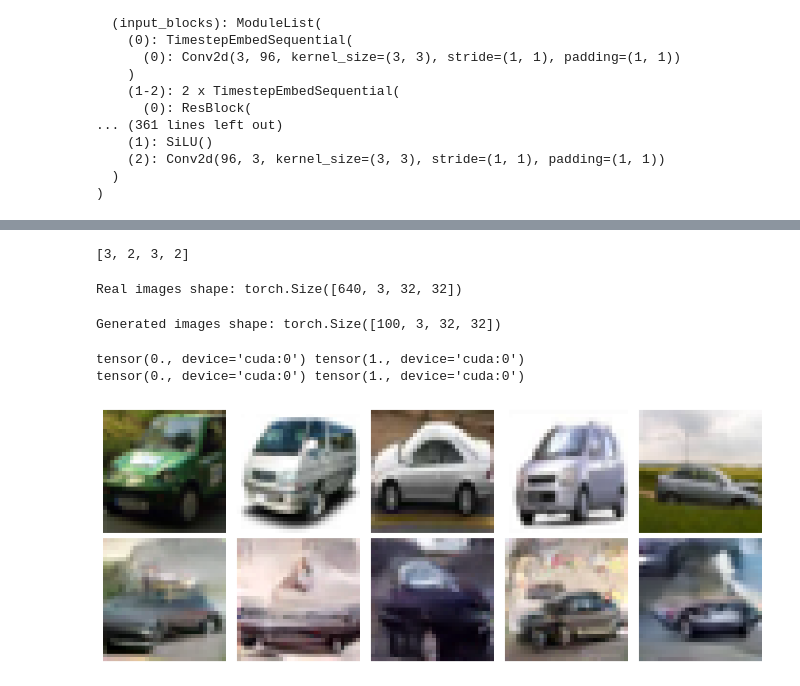
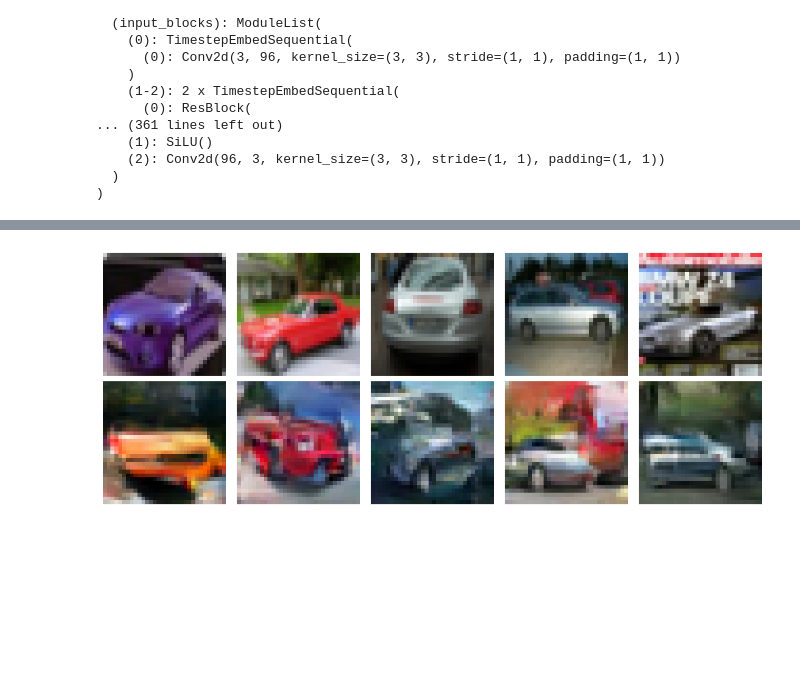
Before and after one commit to VincentB03/Flow_matching_deeplearning_project, a Jupyter notebook: CIFAR10 generator cars.ipynb, the cells around one changed output, grey strips where cells are left out. Cells and saved outputs as stored; diff of their text form; code cells hidden in the pictures; blank space fills up the shorter version.

```diff
--- a/CIFAR10 generator cars.ipynb
+++ b/CIFAR10 generator cars.ipynb
@@ -239,3 +217,3 @@ array([[[0.8852303 , 0.91330445, 0.9251436 ],
 # %%
-_, imgfinal = generate_and_plot(model4, steps=100, device=device)
+_, imgfinal = generate_and_plot(model, steps=100, device=device)
 # %% [output]
@@ -248,7 +220,0 @@ plt.imshow(imgfinal)
-# %%
-real_images = []
-
-for images, _ in train_loader:
-    real_images.append(images)
-
-real_images = torch.cat(real_images, dim=0)
@@ -287,10 +225,6 @@ imgnormal type  <class 'torch.Tensor'>
 # %%
-import torch
-import numpy as np
-from torchmetrics.image.fid import FrechetInceptionDistance
-import matplotlib.pyplot as plt
+"""FID CALCULATION
 
-device = "cuda" if torch.cuda.is_available() else "cpu"
 
 # --- Paramètres ---
 num_generated = 50    # nombre d'images générées
@@ -341,4 +275,6 @@ fid.update(generated_batch, real=False)
 # --- Calculer le FID ---
 score = fid.compute()
 print("FID:", score.item())
+
+"""
 # %% [output]
@@ -353,53 +282,54 @@ print(len(memory))
-# %%
-[3 , 2]+[3,2]
-# %% [output]
-[3, 2, 3, 2]
-# %%
-# real_images : tensor concaténé de plusieurs batches
-print("Real images shape:", real_images.shape)  # doit être (N_real, 3, H, W)
-# %% [output]
-Real images shape: torch.Size([640, 3, 32, 32])
-# %%
-print("Generated images shape:", generated_batch.shape)  # doit être (N_fake, 3, H, W)
-# %% [output]
-Generated images shape: torch.Size([100, 3, 32, 32])
-# %%
-print(real_images.min(), real_images.max())
-print(generated_batch.min(), generated_batch.max())
-# %% [output]
-tensor(0., device='cuda:0') tensor(1., device='cuda:0')
-tensor(0., device='cuda:0') tensor(1., device='cuda:0')
+# %%
+# Générer un batch de 5 images en utilisant generate_and_plot
+num_to_generate = 5
+generated_list = []
+model.to(device)
+with torch.no_grad():
+    for i in range(num_to_generate):
+        # On génère sans affichage intermédiaire (plot=False)
+        _, imgfinal = generate_and_plot(model, steps=100, device=device, image_size=32, channels=3, plot=False)
+        if isinstance(imgfinal, np.ndarray):
+            img_tensor = torch.from_numpy(imgfinal).permute(2,0,1).unsqueeze(0).float()
+        else:
+            img_tensor = imgfinal.permute(2,0,1).unsqueeze(0).float()
+        # Normaliser entre 0 et 1 pour la sécurité
+        img_tensor = (img_tensor - img_tensor.min()) / (img_tensor.max() - img_tensor.min() + 1e-8)
+        generated_list.append(img_tensor)
+
+generated_batch = torch.cat(generated_list, dim=0).to(device)  # (5,3,H,W)
 # %%
 import matplotlib.pyplot as plt
 import torchvision
 
 num_to_show = 5
+loader_iter = iter(train_loader)
+real_images, _ = next(loader_iter)
 
 real_imgs = real_images[:num_to_show].cpu()
 generated_imgs = generated_batch[:num_to_show].cpu()
 
 fig, axes = plt.subplots(2, num_to_show, figsize=(num_to_show*2, 4))
 
 for i in range(num_to_show):
     # Image réelle
     img_real = real_imgs[i]
     img_real_vis = (img_real - img_real.min()) / (img_real.max() - img_real.min() + 1e-8)
     img_real_vis = torchvision.transforms.ToPILImage()(img_real_vis)
     axes[0, i].imshow(img_real_vis)
     axes[0, i].axis('off')
     if i == 0:
         axes[0, i].set_ylabel('Réelles', fontsize=12)
 
     # Image générée
     img_fake = generated_imgs[i]
     img_fake_vis = (img_fake - img_fake.min()) / (img_fake.max() - img_fake.min() + 1e-8)
     img_fake_vis = torchvision.transforms.ToPILImage()(img_fake_vis)
     axes[1, i].imshow(img_fake_vis)
     axes[1, i].axis('off')
     if i == 0:
         axes[1, i].set_ylabel('Générées', fontsize=12)
 
 plt.tight_layout()
 plt.show()
 # %% [output]
-[figure, old version]
+[figure, new version]
```
Also changed, not shown: parts of 22 cells of this notebook, 9 other files.
